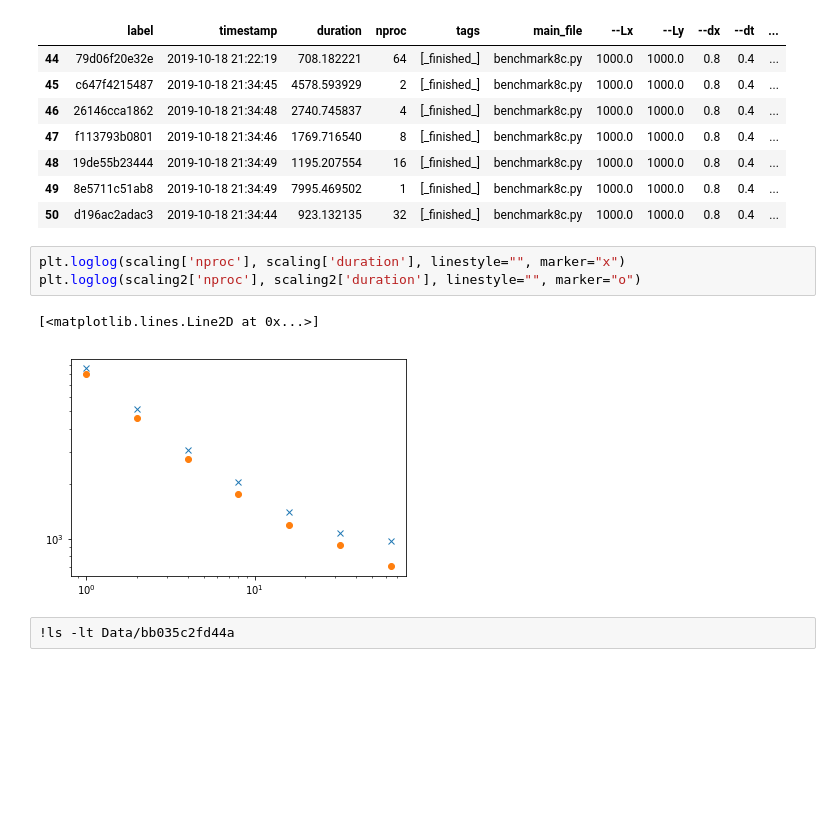
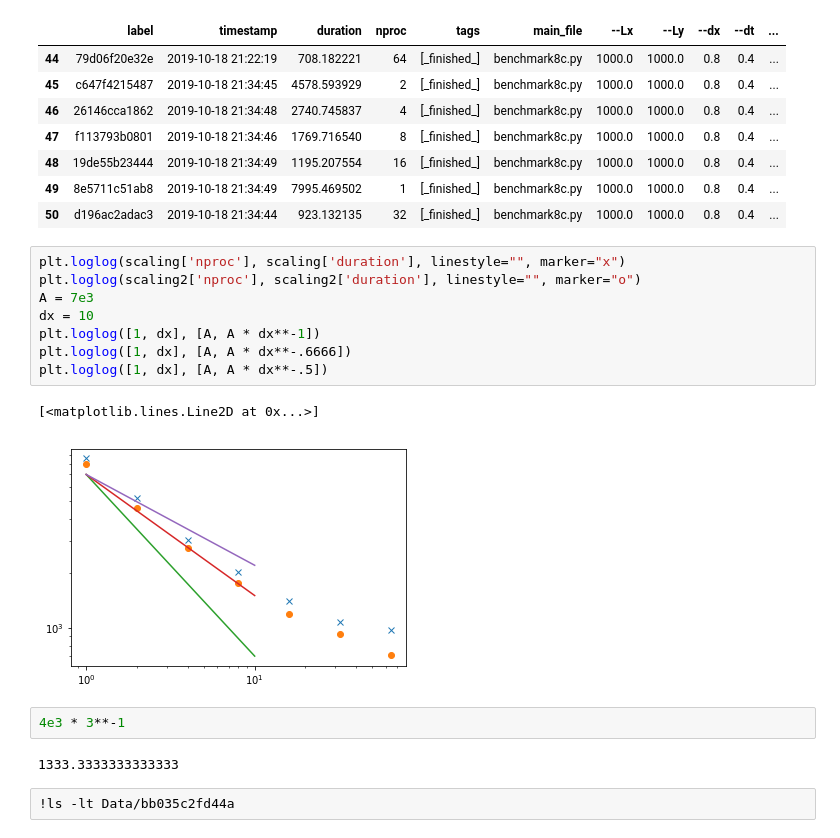
Before and after one commit to guyer/phasefieldbenchmark-8, a Jupyter notebook: analysis.ipynb, the cells around one changed output. Drawn from its saved outputs; the diff is of its cells as text; blank space fills up the shorter version.

```diff
--- a/analysis.ipynb
+++ b/analysis.ipynb
@@ -394,9 +394,18 @@ scaling2
 # %%
 plt.loglog(scaling['nproc'], scaling['duration'], linestyle="", marker="x")
 plt.loglog(scaling2['nproc'], scaling2['duration'], linestyle="", marker="o")
+A = 7e3
+dx = 10
+plt.loglog([1, dx], [A, A * dx**-1])
+plt.loglog([1, dx], [A, A * dx**-.6666])
+plt.loglog([1, dx], [A, A * dx**-.5])
 # %% [output]
 [<matplotlib.lines.Line2D at 0x...>]
-[figure, old version]
+[figure, new version]
+# %%
+4e3 * 3**-1
+# %% [output]
+1333.3333333333333
 # %%
 !ls -lt Data/bb035c2fd44a
 # %% [output]
```
Also changed, not shown: parts of 2 cells of this notebook.
